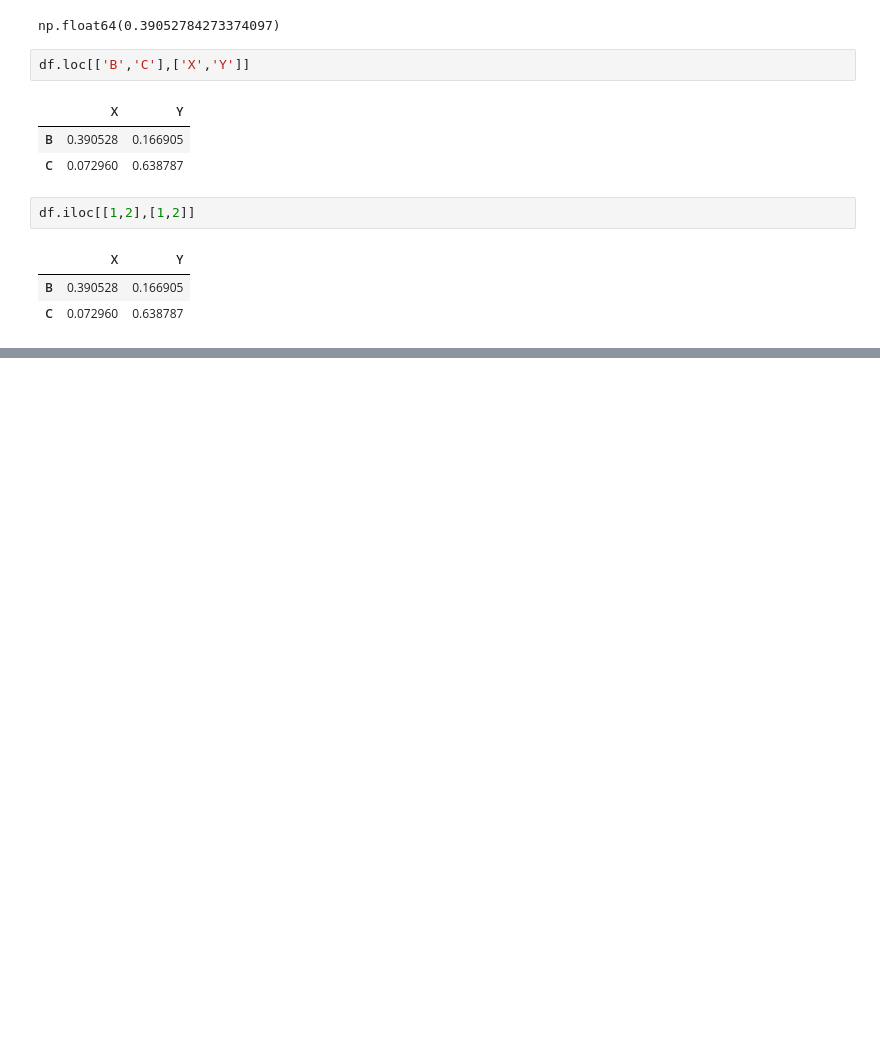
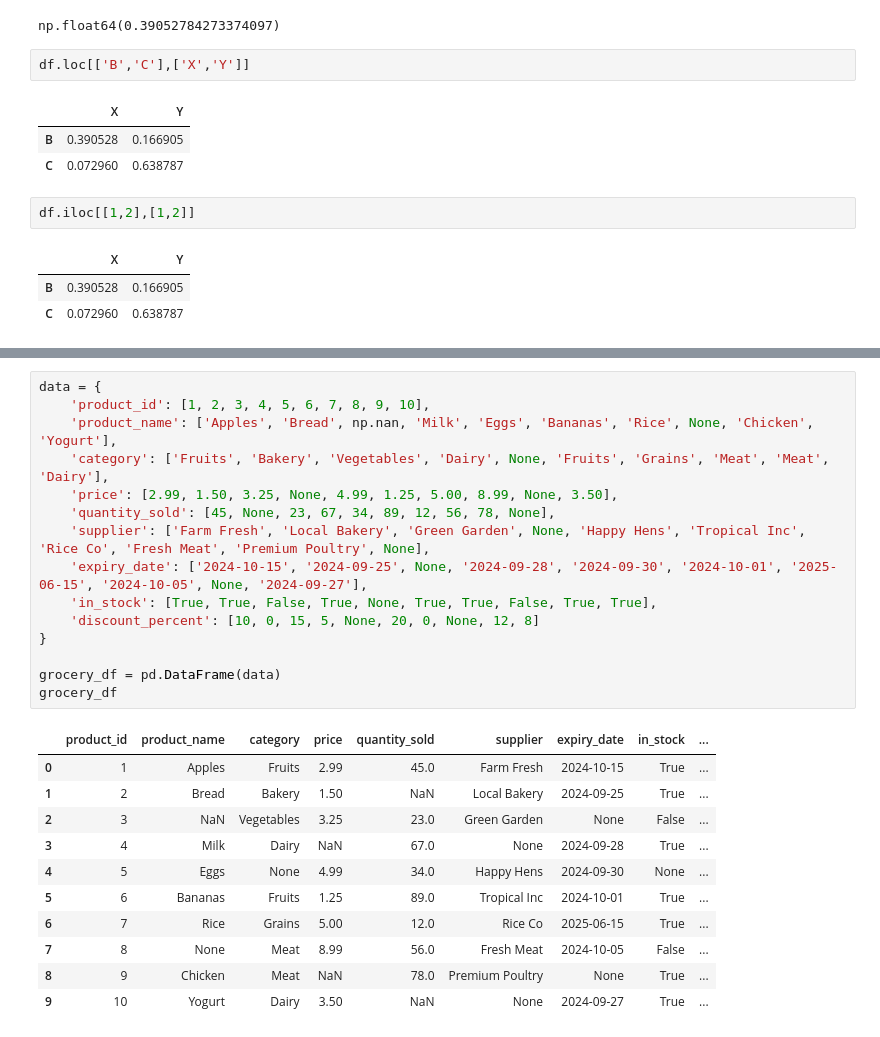
Before and after one commit to Mahesh-martian/besant_python_9_AM_oct, a Jupyter notebook: pandas_and_seaborn.ipynb, the cells around one changed output, grey strips where cells are left out. Drawn from its saved outputs; the diff is of its cells as text; blank space fills up the shorter version.

```diff
--- a/pandas_and_seaborn.ipynb
+++ b/pandas_and_seaborn.ipynb
@@ -490,0 +857,27 @@ df.iloc[[1,2],[1,2]]
+# %%
+data = {
+    'product_id': [1, 2, 3, 4, 5, 6, 7, 8, 9, 10],
+    'product_name': ['Apples', 'Bread', np.nan, 'Milk', 'Eggs', 'Bananas', 'Rice', None, 'Chicken', 'Yogurt'],
+    'category': ['Fruits', 'Bakery', 'Vegetables', 'Dairy', None, 'Fruits', 'Grains', 'Meat', 'Meat', 'Dairy'],
+    'price': [2.99, 1.50, 3.25, None, 4.99, 1.25, 5.00, 8.99, None, 3.50],
+    'quantity_sold': [45, None, 23, 67, 34, 89, 12, 56, 78, None],
+    'supplier': ['Farm Fresh', 'Local Bakery', 'Green Garden', None, 'Happy Hens', 'Tropical Inc', 'Rice Co', 'Fresh Meat', 'Premium Poultry', None],
+    'expiry_date': ['2024-10-15', '2024-09-25', None, '2024-09-28', '2024-09-30', '2024-10-01', '2025-06-15', '2024-10-05', None, '2024-09-27'],
+    'in_stock': [True, True, False, True, None, True, True, False, True, True],
+    'discount_percent': [10, 0, 15, 5, None, 20, 0, None, 12, 8]
+}
+
+grocery_df = pd.DataFrame(data)
+grocery_df
+# %% [output]
+|  | product_id | product_name | category | price | quantity_sold | supplier | expiry_date | in_stock | ... |
+| 0 | 1 | Apples | Fruits | 2.99 | 45.0 | Farm Fresh | 2024-10-15 | True | ... |
+| 1 | 2 | Bread | Bakery | 1.50 | NaN | Local Bakery | 2024-09-25 | True | ... |
+| 2 | 3 | NaN | Vegetables | 3.25 | 23.0 | Green Garden | None | False | ... |
+| 3 | 4 | Milk | Dairy | NaN | 67.0 | None | 2024-09-28 | True | ... |
+| 4 | 5 | Eggs | None | 4.99 | 34.0 | Happy Hens | 2024-09-30 | None | ... |
+| 5 | 6 | Bananas | Fruits | 1.25 | 89.0 | Tropical Inc | 2024-10-01 | True | ... |
+| 6 | 7 | Rice | Grains | 5.00 | 12.0 | Rice Co | 2025-06-15 | True | ... |
+| 7 | 8 | None | Meat | 8.99 | 56.0 | Fresh Meat | 2024-10-05 | False | ... |
+| 8 | 9 | Chicken | Meat | NaN | 78.0 | Premium Poultry | None | True | ... |
+| 9 | 10 | Yogurt | Dairy | 3.50 | NaN | None | 2024-09-27 | True | ... |
```
Also changed, not shown: parts of 70 cells of this notebook.
